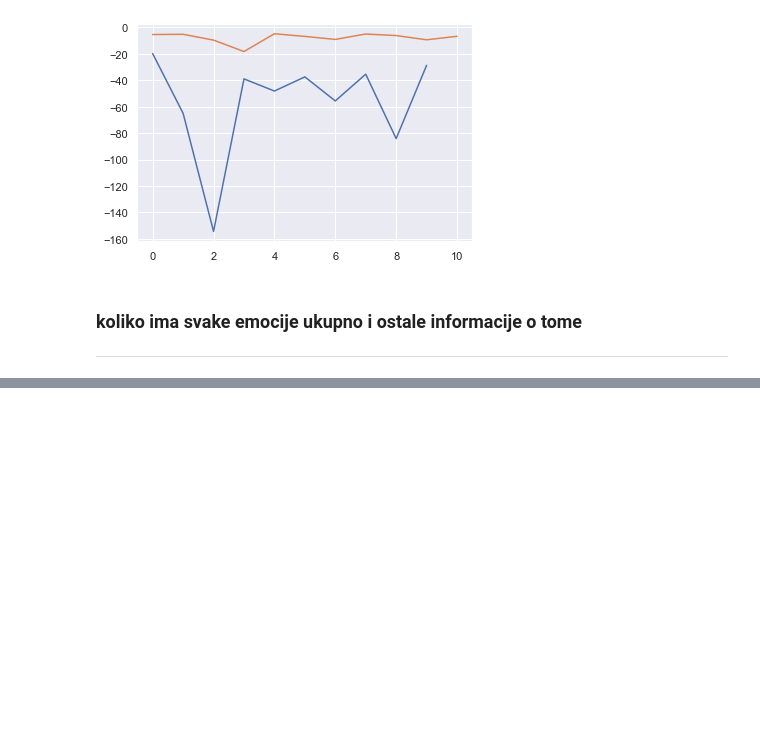
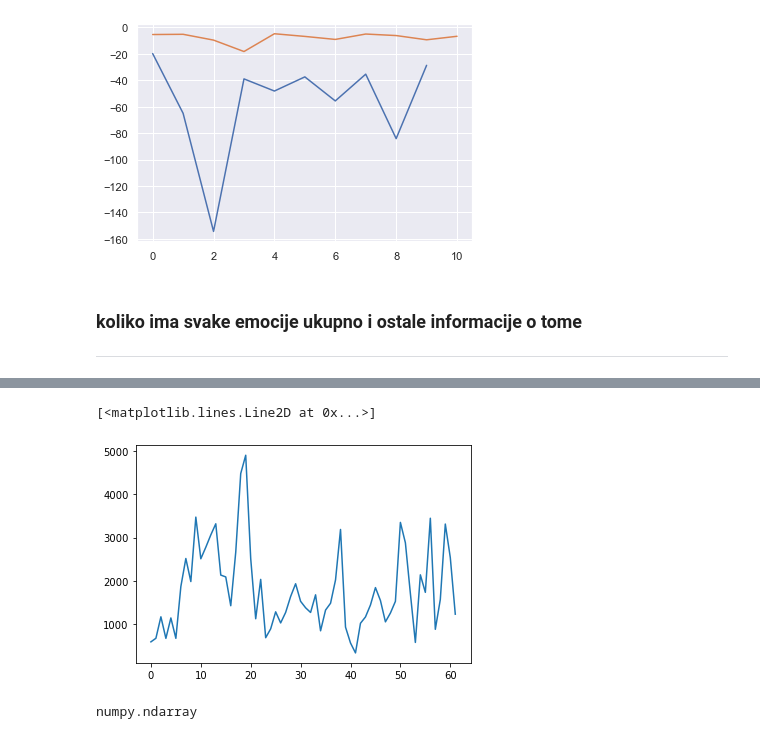
Before and after one commit to pfe-rs/lk-s-2023-prepoznavanje-emocija, a Jupyter notebook: ficer-probe.ipynb, the cells around one changed output, grey strips where cells are left out. Drawn from its saved outputs; the diff is of its cells as text; code cells hidden in the pictures; blank space fills up the shorter version.

```diff
--- a/ficer-probe.ipynb
+++ b/ficer-probe.ipynb
@@ -172,0 +256,11 @@ for file in lista_fajlova:
+# %%
+plt.plot(energija_emo[5])
+# %% [output]
+[<matplotlib.lines.Line2D at 0x...>]
+[figure, added]
+# %%
+energija_emo.shape
+fig = plt.figure(figsize =(10, 7))
+type(energija_emo[0])
+# %% [output]
+numpy.ndarray
```
Also changed, not shown: parts of 15 cells of this notebook.
